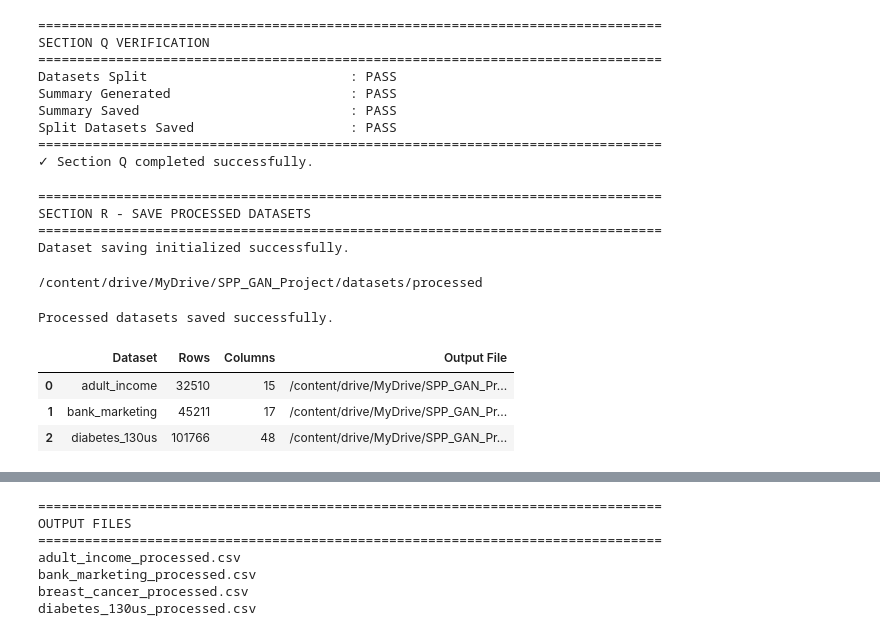
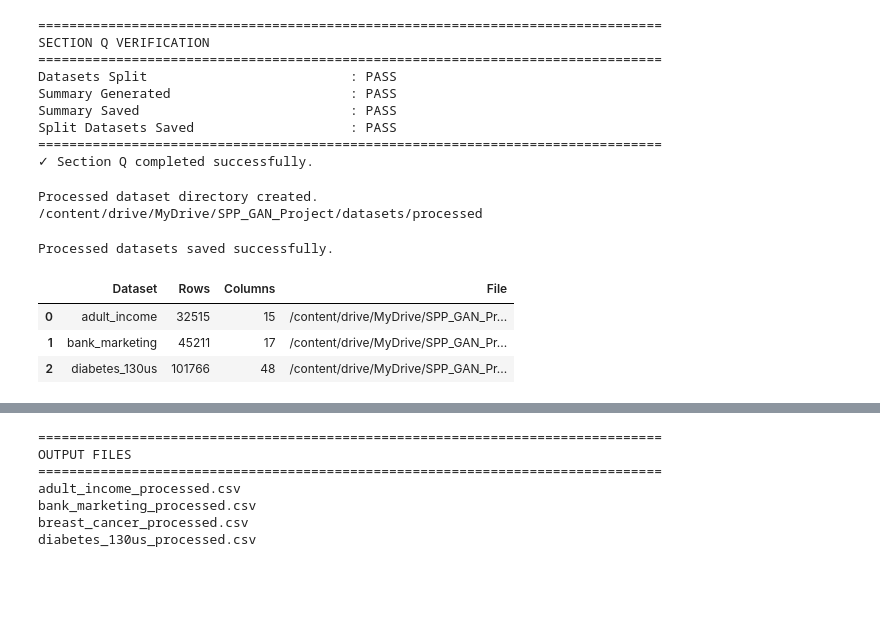
Before and after one commit to amzad-786githumb/Privacy-Preserving-Synthetic-Tabular-Data-Generation-Using-Generative-Adversarial-Networks, a Jupyter notebook: 02_Data_Preprocessing.ipynb, the cells around one changed output, grey strips where cells are left out. Drawn from its saved outputs; the diff is of its cells as text; code cells hidden in the pictures; blank space fills up the shorter version.

```diff
--- a/02_Data_Preprocessing.ipynb
+++ b/02_Data_Preprocessing.ipynb
@@ -5727,0 +5435,15 @@ diabetes_130us      Rows: 101766  Columns: 48
+# %%
+# ============================================================
+# L3. Outlier Treatment Summary
+# ============================================================
+
+print("=" * 80)
+print("OUTLIER TREATMENT SUMMARY")
+print("=" * 80)
+
+OUTLIER_SUMMARY_DF = pd.DataFrame(OUTLIER_SUMMARY)
+
+display(OUTLIER_SUMMARY_DF)
+
+print(f"\nDatasets Processed : {len(OUTLIER_SUMMARY_DF)}")
+print("=" * 80)
@@ -6116,31 +8430,10 @@ Summary Saved                           : PASS
 Split Datasets Saved                    : PASS
 ================================================================================
 ✓ Section Q completed successfully.
-# %%
-# ============================================================
-# Section R : Save Processed Datasets
-# ============================================================
-
-print("=" * 80)
-print("SECTION R - SAVE PROCESSED DATASETS")
-print("=" * 80)
-
-PROCESSED_DATASET_SUMMARY = []
-
-print("Dataset saving initialized successfully.")
-# %% [output]
-================================================================================
-SECTION R - SAVE PROCESSED DATASETS
-================================================================================
-Dataset saving initialized successfully.
 # %%
-# ============================================================
-# R2. Create Output Directory
-# ============================================================
-
 processed_dir = os.path.join(
 
-    ROOT_DIR,
+    PATHS['root'],
 
     "datasets",
 
@@ -6156,17 +8449,22 @@ os.makedirs(
 
 )
 
+print("Processed dataset directory created.")
+
 print(processed_dir)
 # %% [output]
+Processed dataset directory created.
 /content/drive/MyDrive/SPP_GAN_Project/datasets/processed
 # %%
 # ============================================================
-# R3. Save Final Processed Datasets
+# R3. Save Processed Datasets
 # ============================================================
+
+PROCESSED_DATASET_SUMMARY = []
 
 for dataset_name, df in SCALED_DATASETS.items():
 
-    output_file = os.path.join(
+    file_path = os.path.join(
 
         processed_dir,
 
@@ -6174,13 +8472,15 @@ for dataset_name, df in SCALED_DATASETS.items():
 
     )
 
+
     df.to_csv(
 
-        output_file,
+        file_path,
 
         index=False
 
     )
+
 
     PROCESSED_DATASET_SUMMARY.append({
 
@@ -6190,25 +8490,28 @@ for dataset_name, df in SCALED_DATASETS.items():
 
         "Columns": len(df.columns),
 
-        "Output File": output_file
+        "File": file_path
 
     })
 
+
 print("Processed datasets saved successfully.")
 # %% [output]
 Processed datasets saved successfully.
 # %%
 # ============================================================
-# R4. Dataset Summary
+# R4. Processed Dataset Summary
 # ============================================================
 
-PROCESSED_SUMMARY_DF = pd.DataFrame(
+PROCESSED_DATASET_SUMMARY_DF = pd.DataFrame(
     PROCESSED_DATASET_SUMMARY
 )
 
-display(PROCESSED_SUMMARY_DF)
+display(
+    PROCESSED_DATASET_SUMMARY_DF
+)
 # %% [output]
-|  | Dataset | Rows | Columns | Output File |
-| 0 | adult_income | 32510 | 15 | /content/drive/MyDrive/SPP_GAN_Pr... |
+|  | Dataset | Rows | Columns | File |
+| 0 | adult_income | 32515 | 15 | /content/drive/MyDrive/SPP_GAN_Pr... |
 | 1 | bank_marketing | 45211 | 17 | /content/drive/MyDrive/SPP_GAN_Pr... |
 | 2 | diabetes_130us | 101766 | 48 | /content/drive/MyDrive/SPP_GAN_Pr... |
```
Also changed, not shown: parts of 330 cells of this notebook.
